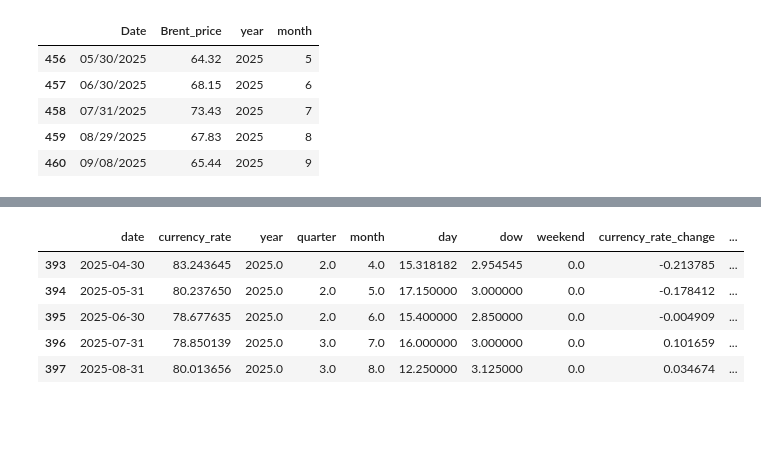
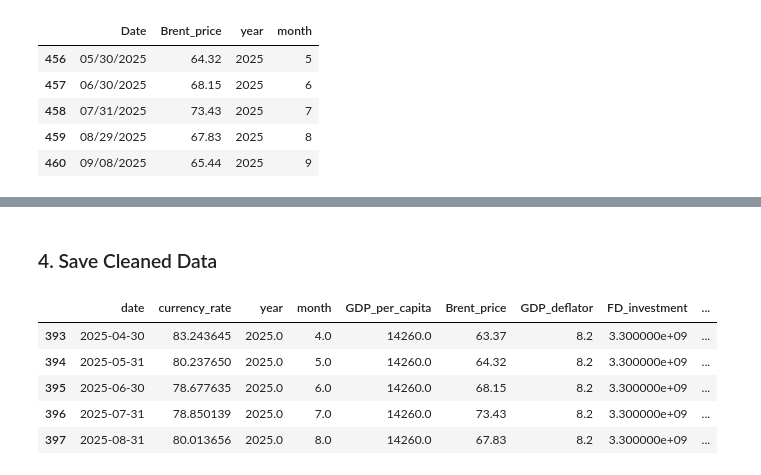
Before and after one commit to ZlataSparrow/Ruble_Volatility_Prediction, a Jupyter notebook: notebook/01_Data_Input_and_Cleaning.ipynb, the cells around one changed output, grey strips where cells are left out. Saved outputs shown, nothing was run; the diff lists cells and outputs as text; code cells hidden in the pictures; blank space fills up the shorter version.

Commit message:
02 clean

```diff
--- a/notebook/01_Data_Input_and_Cleaning.ipynb
+++ b/notebook/01_Data_Input_and_Cleaning.ipynb
@@ -400,0 +133,4 @@ The plot above zooms into the most recent period (2022–2025), starting with th
+# %%
+merged_data["date"] = pd.to_datetime(merged_data["date"], errors="coerce")
+merged_data["date"] = merged_data["date"].dt.strftime("%Y-%m-%d")
+merged_data
@@ -400,0 +151,4 @@ The plot above zooms into the most recent period (2022–2025), starting with th
+# %%
+# fill currency_rate with currency_rate_25 where currency_rate is NA
+merged_data["currency_rate"] = merged_data["currency_rate"].combine_first(merged_data["currency_rate_25"])
+merged_data
@@ -400,0 +169,4 @@ The plot above zooms into the most recent period (2022–2025), starting with th
+# %%
+merged_data = merged_data.drop(columns=["currency_rate_25"])
+data=merged_data
+data
@@ -400,0 +187,4 @@ The plot above zooms into the most recent period (2022–2025), starting with th
+# %%
+data["year"] = pd.to_datetime(merged_data["date"]).dt.year
+data["month"] = pd.to_datetime(merged_data["date"]).dt.month
+data.tail()
@@ -574 +371,3 @@ data.tail()
+# %% [markdown]
+### 4. Save Cleaned Data
 # %%
@@ -577,14 +376,12 @@ daily_data.to_csv("/Users/zlatavorobeva/Documents/GitHub/Ruble_Volatility_Predic
 # %%
-data['date'] = pd.to_datetime(data['date'])
-data = data.set_index('date')
-monthly_data = data.resample('ME').agg(lambda x: x.mean() if pd.api.types.is_numeric_dtype(x) else x.iloc[-1])
-monthly_data = monthly_data.reset_index()
-monthly_data.to_csv("/Users/zlatavorobeva/Documents/GitHub/Ruble_Volatility_Prediction2/data/Full_Ruble_Monthly_Data.csv", index=False)
+# save monthly data
+monthly_data = data.resample('M').agg(lambda x: x.mean() if pd.api.types.is_numeric_dtype(x) else x.iloc[-1]).reset_index()
+monthly_data.to_csv("/Users/zlatavorobeva/Documents/GitHub/Ruble_Volatility_Prediction2/data/Full_Ruble_Monthly_Data2.csv",index=False)
 monthly_data.tail()
 # %% [output]
-|  | date | currency_rate | year | quarter | month | day | dow | weekend | currency_rate_change | ... |
-| 393 | 2025-04-30 | 83.243645 | 2025.0 | 2.0 | 4.0 | 15.318182 | 2.954545 | 0.0 | -0.213785 | ... |
-| 394 | 2025-05-31 | 80.237650 | 2025.0 | 2.0 | 5.0 | 17.150000 | 3.000000 | 0.0 | -0.178412 | ... |
-| 395 | 2025-06-30 | 78.677635 | 2025.0 | 2.0 | 6.0 | 15.400000 | 2.850000 | 0.0 | -0.004909 | ... |
-| 396 | 2025-07-31 | 78.850139 | 2025.0 | 3.0 | 7.0 | 16.000000 | 3.000000 | 0.0 | 0.101659 | ... |
-| 397 | 2025-08-31 | 80.013656 | 2025.0 | 3.0 | 8.0 | 12.250000 | 3.125000 | 0.0 | 0.034674 | ... |
+|  | date | currency_rate | year | month | GDP_per_capita | Brent_price | GDP_deflator | FD_investment | ... |
+| 393 | 2025-04-30 | 83.243645 | 2025.0 | 4.0 | 14260.0 | 63.37 | 8.2 | 3.300000e+09 | ... |
+| 394 | 2025-05-31 | 80.237650 | 2025.0 | 5.0 | 14260.0 | 64.32 | 8.2 | 3.300000e+09 | ... |
+| 395 | 2025-06-30 | 78.677635 | 2025.0 | 6.0 | 14260.0 | 68.15 | 8.2 | 3.300000e+09 | ... |
+| 396 | 2025-07-31 | 78.850139 | 2025.0 | 7.0 | 14260.0 | 73.43 | 8.2 | 3.300000e+09 | ... |
+| 397 | 2025-08-31 | 80.013656 | 2025.0 | 8.0 | 14260.0 | 67.83 | 8.2 | 3.300000e+09 | ... |
```
Also changed, not shown: parts of 47 cells of this notebook, 4 other files.
